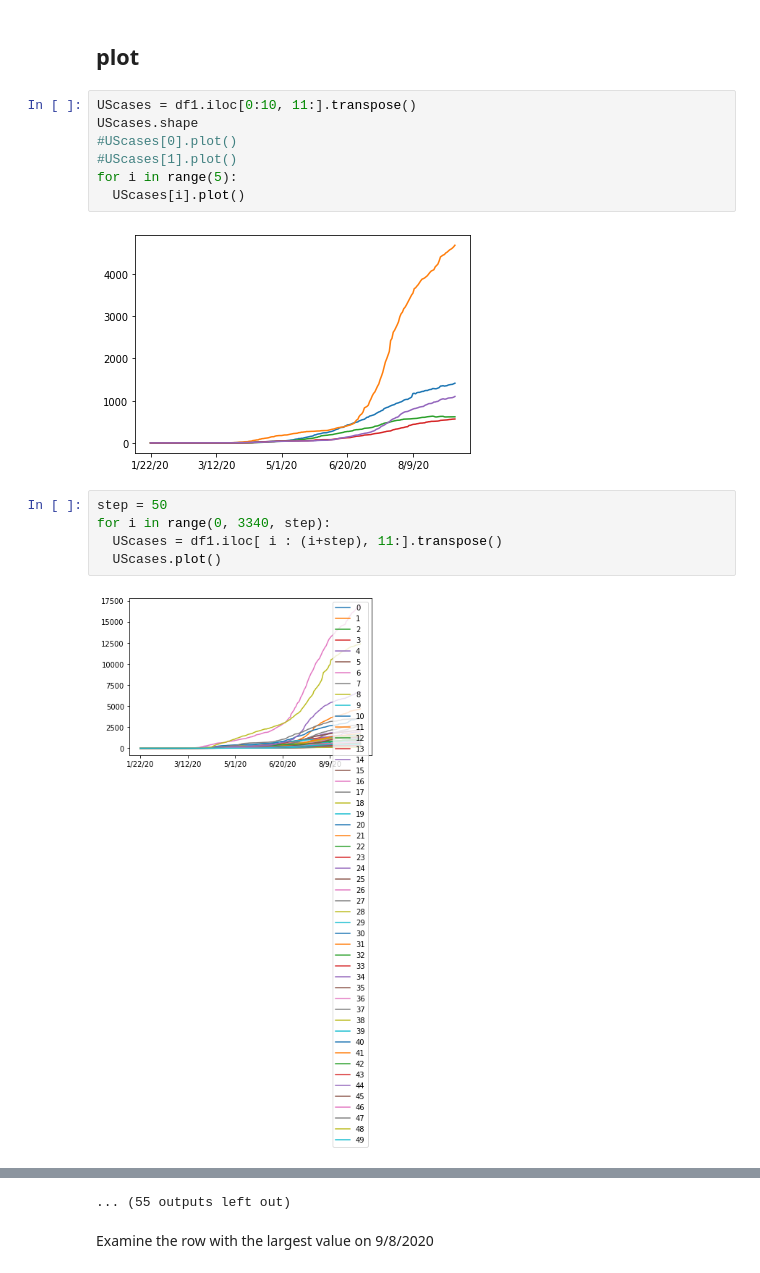
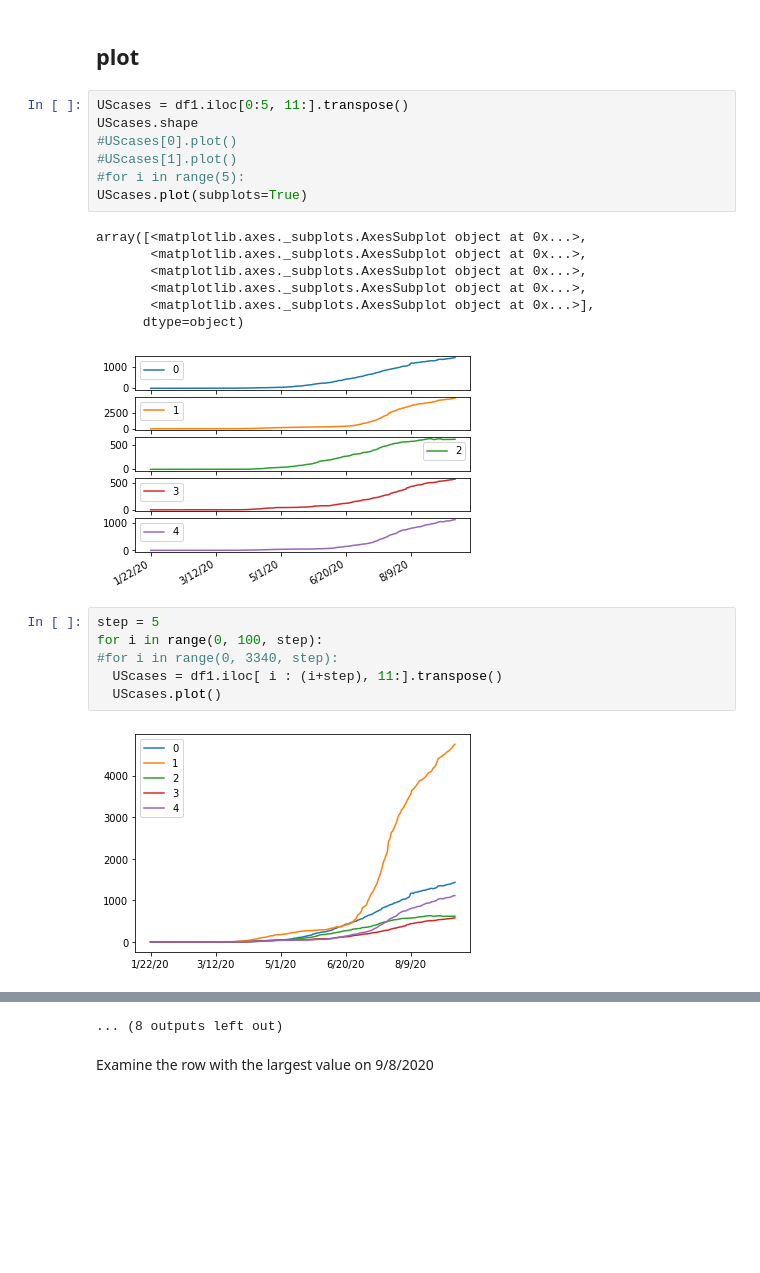
Before and after one commit to hongqin/Python-CoLab-bootcamp, a Jupyter notebook: PD_demo_jhu_covid19.ipynb, the cells around one changed output, grey strips where cells are left out. Saved outputs shown, nothing was run; the diff lists cells and outputs as text; blank space fills up the shorter version.

Commit message:
submplots = True

```diff
--- a/PD_demo_jhu_covid19.ipynb
+++ b/PD_demo_jhu_covid19.ipynb
@@ -128,18 +135,25 @@ Name: 213, Length: 233, dtype: object
 # %% [markdown]
 ## plot
 # %%
-UScases = df1.iloc[0:10, 11:].transpose()
+UScases = df1.iloc[0:5, 11:].transpose()
 UScases.shape
 #UScases[0].plot()
 #UScases[1].plot()
-for i in range(5):
-  UScases[i].plot()
+#for i in range(5):
+UScases.plot(subplots=True)
 # %% [output]
+array([<matplotlib.axes._subplots.AxesSubplot object at 0x...>,
+       <matplotlib.axes._subplots.AxesSubplot object at 0x...>,
+       <matplotlib.axes._subplots.AxesSubplot object at 0x...>,
+       <matplotlib.axes._subplots.AxesSubplot object at 0x...>,
+       <matplotlib.axes._subplots.AxesSubplot object at 0x...>],
+      dtype=object)
-[figure, old version]
+[figure, new version]
 # %%
-step = 50
-for i in range(0, 3340, step):
+step = 5
+for i in range(0, 100, step):
+#for i in range(0, 3340, step):
   UScases = df1.iloc[ i : (i+step), 11:].transpose()
   UScases.plot()
 # %% [output]
-[figure, old version]
+[figure, new version]
@@ -157,4 +171,4 @@ for i in range(0, 3340, step):
-... (55 outputs left out)
+... (8 outputs left out)
 # %% [markdown]
 Examine the row with the largest value on 9/8/2020
 # %%
```
Also changed, not shown: parts of 8 cells of this notebook.
